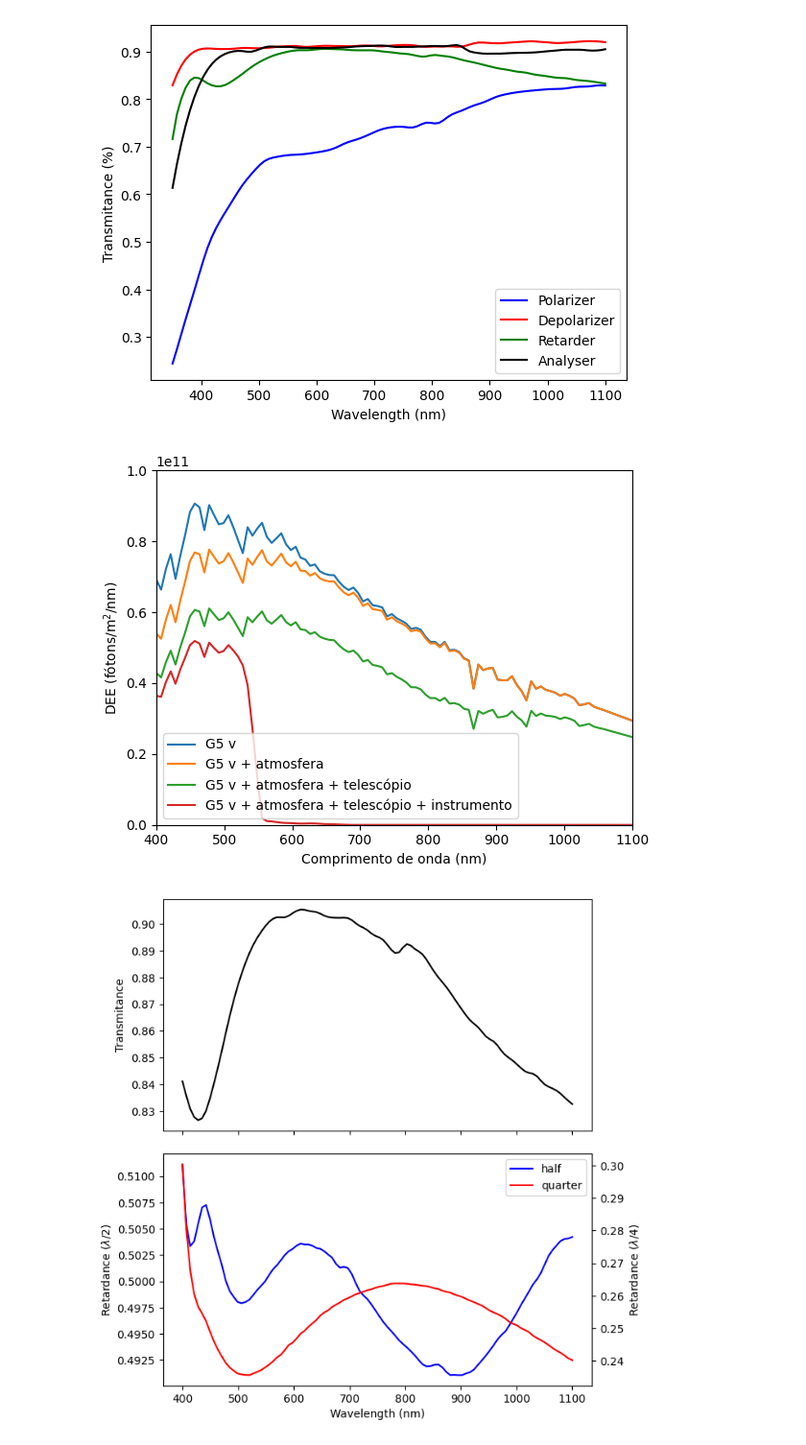
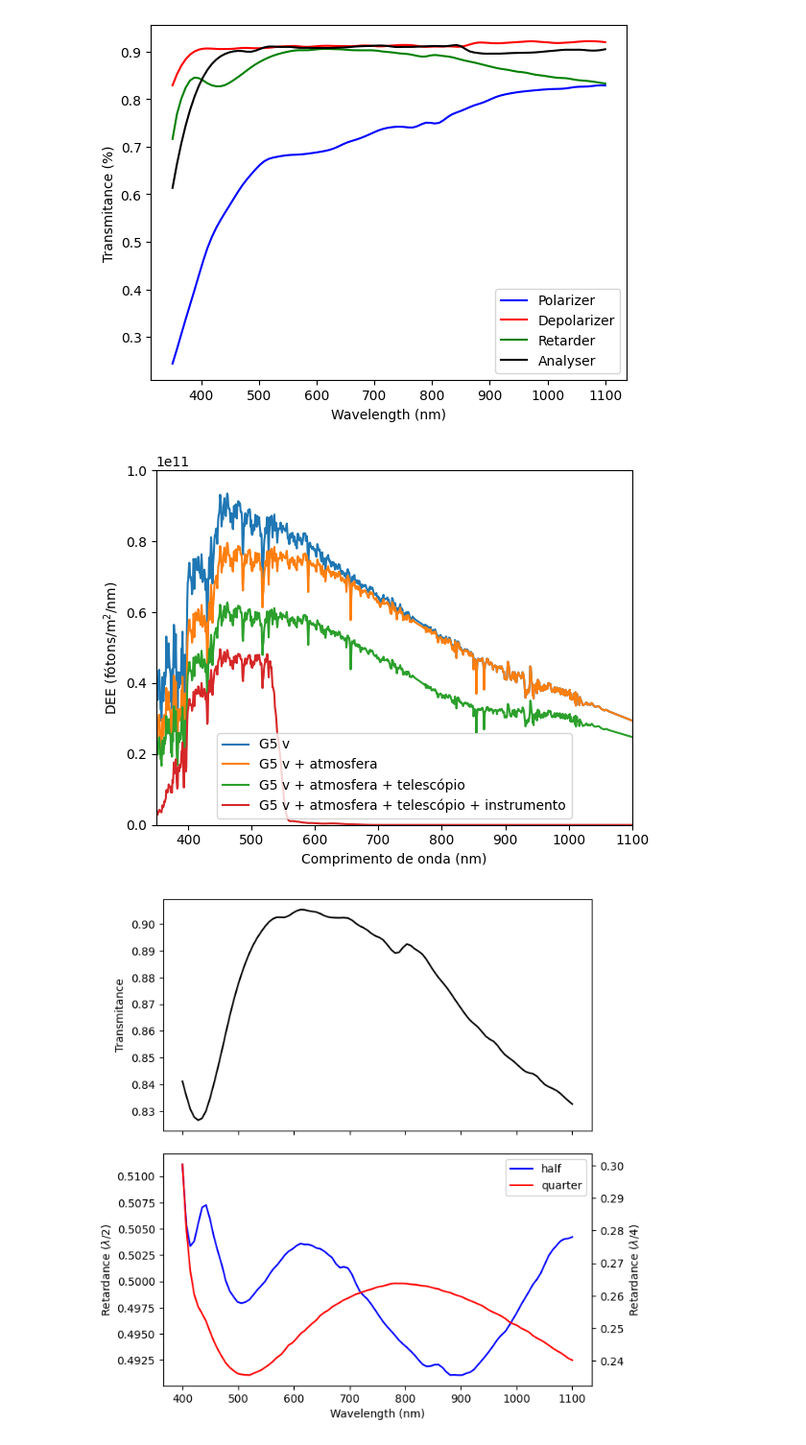
Before and after one commit to DBernardes/AIS, a Jupyter notebook: spectral_responses.ipynb, the cells around one changed output. Shown: that part at 96% size. Saved outputs shown, nothing was run; the diff lists cells and outputs as text; code cells hidden in the pictures.

```diff
--- a/spectral_responses.ipynb
+++ b/spectral_responses.ipynb
@@ -359,36 +330,36 @@ from AIS.Artificial_Image_Simulator import Artificial_Image_Simulator
 
 ccd_operation_mode = {
     "em_mode": "Conv",
     "em_gain": 1,
     "preamp": 1,
     "readout": 1,
     "binn": 1,
     "t_exp": 1,
     "image_size": 100,
 }
 
 ais = Artificial_Image_Simulator(ccd_operation_mode, 1, -70)
 
-ais.create_source_sed("spectral_library", 15, (400, 1100, 100), spectral_type="g5v")
+ais.create_source_sed("spectral_library", 15, (350, 1100, 1000), spectral_type="g5v")
 ais.create_sky_sed("new")
 plt.plot(ais.wavelength, ais.source_sed[0], label="G5 v")
 ais.apply_atmosphere_spectral_response()
 plt.plot(ais.wavelength, ais.source_sed[0], label="G5 v + atmosfera")
 ais.apply_telescope_spectral_response()
 plt.plot(ais.wavelength, ais.source_sed[0], label="G5 v + atmosfera + telescópio")
 ais.apply_sparc4_spectral_response("photometry")
 plt.plot(
     ais.wavelength, ais.source_sed, label="G5 v + atmosfera + telescópio + instrumento"
 )
 plt.legend()
 plt.xlabel("Comprimento de onda (nm)")
 plt.ylabel(r"DEE (fótons/m$^2$/nm)")
-plt.xlim(400, 1100)
+plt.xlim(350, 1100)
 plt.ylim(0, 1e11)
 plt.savefig("notebook/figures/spectral_library.png", dpi=300)
 plt.show()
 # %% [output]
-[figure, old version]
+[figure, new version]
 # %%
 # PLOT SPECTRAL RESPONSE SHIFTS OF THE RETARDER WAVEPLATES
 
```
Also changed, not shown: parts of 5 cells of this notebook, 10 other files.
